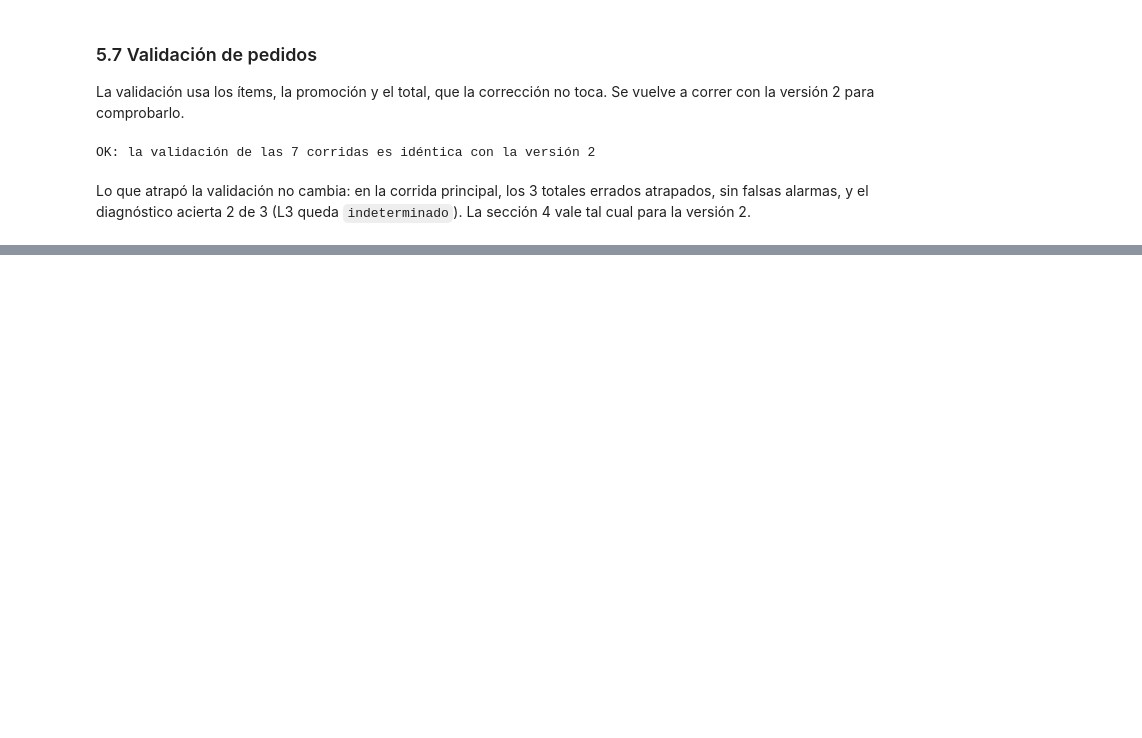
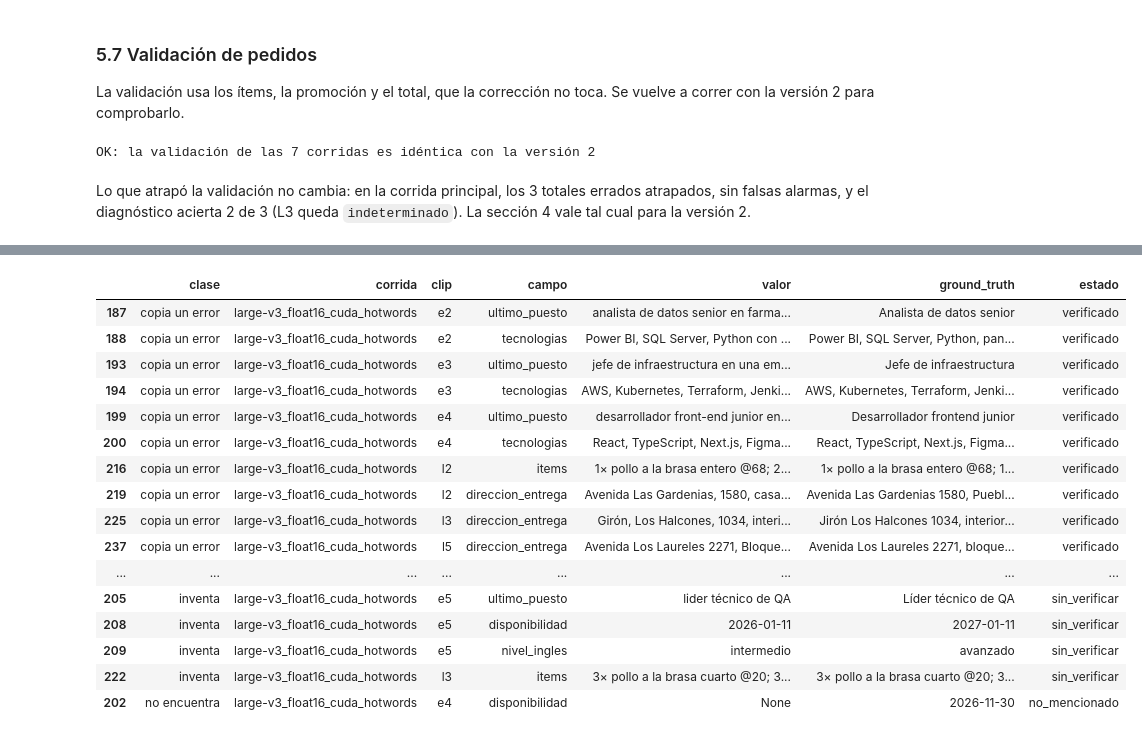
Before and after one commit to mmlis02/HW_05_202602, a Jupyter notebook: notebooks/06_resultados.ipynb, the cells around one changed output, grey strips where cells are left out. Drawn from its saved outputs; the diff is of its cells as text; code cells hidden in the pictures; blank space fills up the shorter version.

```diff
--- a/notebooks/06_resultados.ipynb
+++ b/notebooks/06_resultados.ipynb
@@ -1207,0 +1329,17 @@ Lo que atrapó la validación no cambia: en la corrida principal, los 3 totales
+# %%
+en_texto = {(c, k): comparacion.gt_en_texto(k, t) for c in corridas_llm for k, t in textos[c].items()}
+llm = comparado[comparado["camino"] == "llm"].copy()
+llm["gt_en_texto"] = [en_texto[c, k][campo] for c, k, campo in zip(llm["corrida"], llm["clip"], llm["campo"])]
+llm["gt_en_referencia"] = [en_texto[TECHO, k][campo] for k, campo in zip(llm["clip"], llm["campo"])]
+
+
+def clase(f):
+    if f["acierta"]:
+        if f["estado"] != SIN_VERIFICAR:
+            return "acierta y se verifica"
+        return "corrige el ASR" if f["gt_en_texto"] is False and f["gt_en_referencia"] is True else "interpreta"
+    return "inventa" if f["estado"] == SIN_VERIFICAR else "copia un error" if f["estado"] == "verificado" else "no encuentra"
+
+
+llm["clase"] = llm.apply(clase, axis=1)
+llm.pivot_table(index="corrida", columns="clase", values="clip", aggfunc="count", fill_value=0).reindex(corridas_llm)
@@ -1207,0 +1357,22 @@ Lo que atrapó la validación no cambia: en la corrida principal, los 3 totales
+# %%
+casos = llm[llm["clase"].isin(["corrige el ASR", "interpreta"]) | ((llm["corrida"] == PRINCIPAL) & (llm["clase"] != "acierta y se verifica"))]
+casos.assign(valor=casos["valor"].map(mostrar), ground_truth=casos["ground_truth"].map(mostrar)).sort_values(["clase", "corrida", "clip"])[
+    ["clase", "corrida", "clip", "campo", "valor", "ground_truth", "estado"]]
+# %% [output]
+|  | clase | corrida | clip | campo | valor | ground_truth | estado |
+| 187 | copia un error | large-v3_float16_cuda_hotwords | e2 | ultimo_puesto | analista de datos senior en farma... | Analista de datos senior | verificado |
+| 188 | copia un error | large-v3_float16_cuda_hotwords | e2 | tecnologias | Power BI, SQL Server, Python con ... | Power BI, SQL Server, Python, pan... | verificado |
+| 193 | copia un error | large-v3_float16_cuda_hotwords | e3 | ultimo_puesto | jefe de infraestructura en una em... | Jefe de infraestructura | verificado |
+| 194 | copia un error | large-v3_float16_cuda_hotwords | e3 | tecnologias | AWS, Kubernetes, Terraform, Jenki... | AWS, Kubernetes, Terraform, Jenki... | verificado |
+| 199 | copia un error | large-v3_float16_cuda_hotwords | e4 | ultimo_puesto | desarrollador front-end junior en... | Desarrollador frontend junior | verificado |
+| 200 | copia un error | large-v3_float16_cuda_hotwords | e4 | tecnologias | React, TypeScript, Next.js, Figma... | React, TypeScript, Next.js, Figma... | verificado |
+| 216 | copia un error | large-v3_float16_cuda_hotwords | l2 | items | 1× pollo a la brasa entero @68; 2... | 1× pollo a la brasa entero @68; 1... | verificado |
+| 219 | copia un error | large-v3_float16_cuda_hotwords | l2 | direccion_entrega | Avenida Las Gardenias, 1580, casa... | Avenida Las Gardenias 1580, Puebl... | verificado |
+| 225 | copia un error | large-v3_float16_cuda_hotwords | l3 | direccion_entrega | Girón, Los Halcones, 1034, interi... | Jirón Los Halcones 1034, interior... | verificado |
+| 237 | copia un error | large-v3_float16_cuda_hotwords | l5 | direccion_entrega | Avenida Los Laureles 2271, Bloque... | Avenida Los Laureles 2271, bloque... | verificado |
+| ... | ... | ... | ... | ... | ... | ... | ... |
+| 205 | inventa | large-v3_float16_cuda_hotwords | e5 | ultimo_puesto | lider técnico de QA | Líder técnico de QA | sin_verificar |
+| 208 | inventa | large-v3_float16_cuda_hotwords | e5 | disponibilidad | 2026-01-11 | 2027-01-11 | sin_verificar |
+| 209 | inventa | large-v3_float16_cuda_hotwords | e5 | nivel_ingles | intermedio | avanzado | sin_verificar |
+| 222 | inventa | large-v3_float16_cuda_hotwords | l3 | items | 3× pollo a la brasa cuarto @20; 3... | 3× pollo a la brasa cuarto @20; 3... | sin_verificar |
+| 202 | no encuentra | large-v3_float16_cuda_hotwords | e4 | disponibilidad | None | 2026-11-30 | no_mencionado |
```
Also changed, not shown: parts of 24 cells of this notebook, 1 other file.
